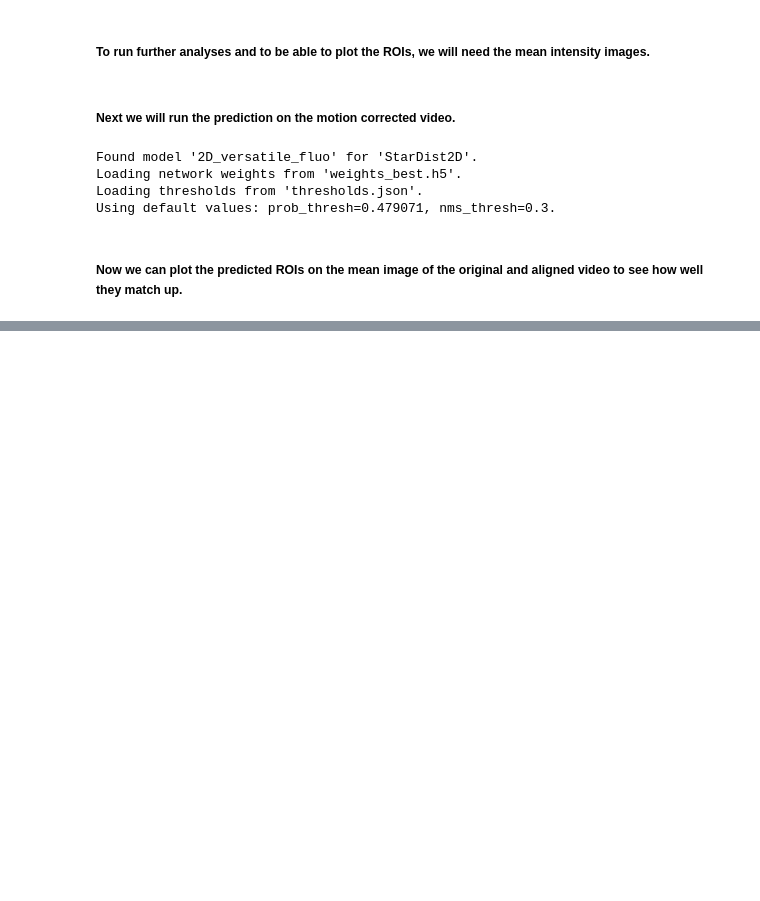
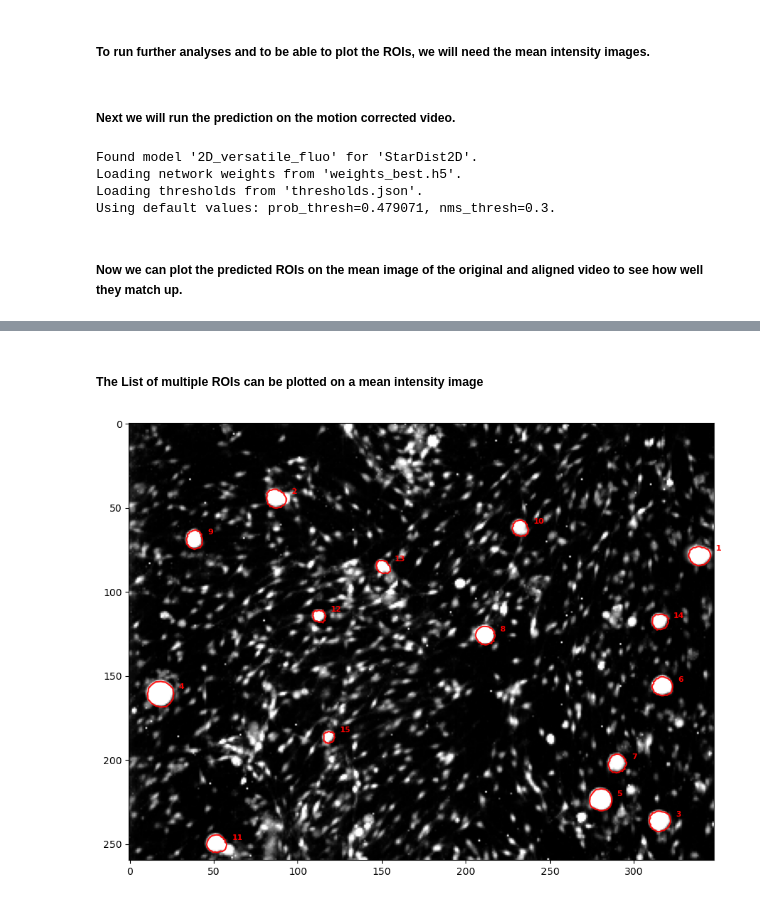
Before and after one commit to nielskhlr/calcium-git, a Jupyter notebook: scripts/demos/stardist_analysis_demo.ipynb, the cells around one changed output, grey strips where cells are left out. Drawn from its saved outputs; the diff is of its cells as text; code cells hidden in the pictures; blank space fills up the shorter version.

```diff
--- a/scripts/demos/stardist_analysis_demo.ipynb
+++ b/scripts/demos/stardist_analysis_demo.ipynb
@@ -123,0 +164,22 @@ plt.show()
+# %%
+# We create a list to store the ROI coordinates, type and name/index
+roi_data_list = []
+
+# Loop through the ROI files
+for i, roi_file in enumerate(roi_files):
+    # Read ROI from the zip file
+    roi_bytes = zip_roi.read(roi_file)
+    print(f"Successfully extracted ROI file: {roi_file}")
+    roi_object = ImagejRoi.frombytes(roi_bytes)
+
+    # Saving ROI data
+    roi_info = {
+        'type': roi_object.roitype,
+        'coordinates': roi_object.coordinates if hasattr(roi_object, 'coordinates') else None,
+        'subpixel_coordinates': roi_object.subpixel_coordinates if hasattr(roi_object, 'subpixel_coordinates') else None,
+        'name': roi_file,
+        'index': i
+    }
+
+    # Append the ROI information to the list for potential further use
+    roi_data_list.append(roi_info)
@@ -123,0 +223,25 @@ plt.show()
+# %% [markdown]
+##### The List of multiple ROIs can be plotted on a mean intensity image
+# %%
+# Now these ROIs can be read an plotted on an mean intensity image
+fig, ax = plt.subplots(figsize=(12, 8)) # create the plot
+ax.imshow(video_corr_k_mean, cmap="gray", vmax=20) # load mean intensity image
+
+for i, roi in enumerate(roi_data_list):
+    # Format coords
+    coords = None
+    if roi["subpixel_coordinates"] is not None:
+        coords = roi["subpixel_coordinates"]
+    elif roi['coordinates'] is not None:
+        coords = roi["coordinates"]
+
+    # Print ROIs as polygons
+    if coords is not None:
+        poly = Polygon(coords, closed=True, fill=False, edgecolor="red", linewidth=1.5, alpha=0.9)
+        ax.add_patch(poly)
+        ax.text(coords[0][0] + 3, coords[0][1] - 3, str(i + 1),
+            color="red", fontsize=8, weight='bold')
+
+plt.show()
+# %% [output]
+[figure, added]
```
Also changed, not shown: parts of 19 cells of this notebook.
